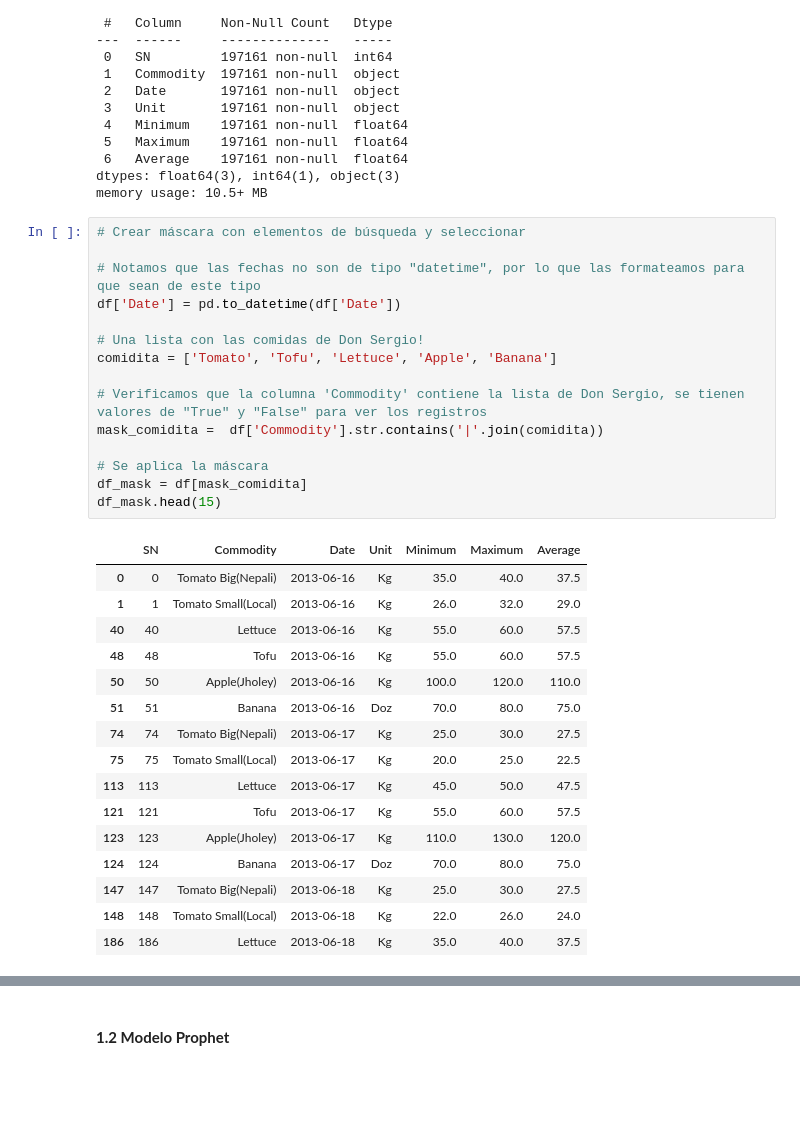
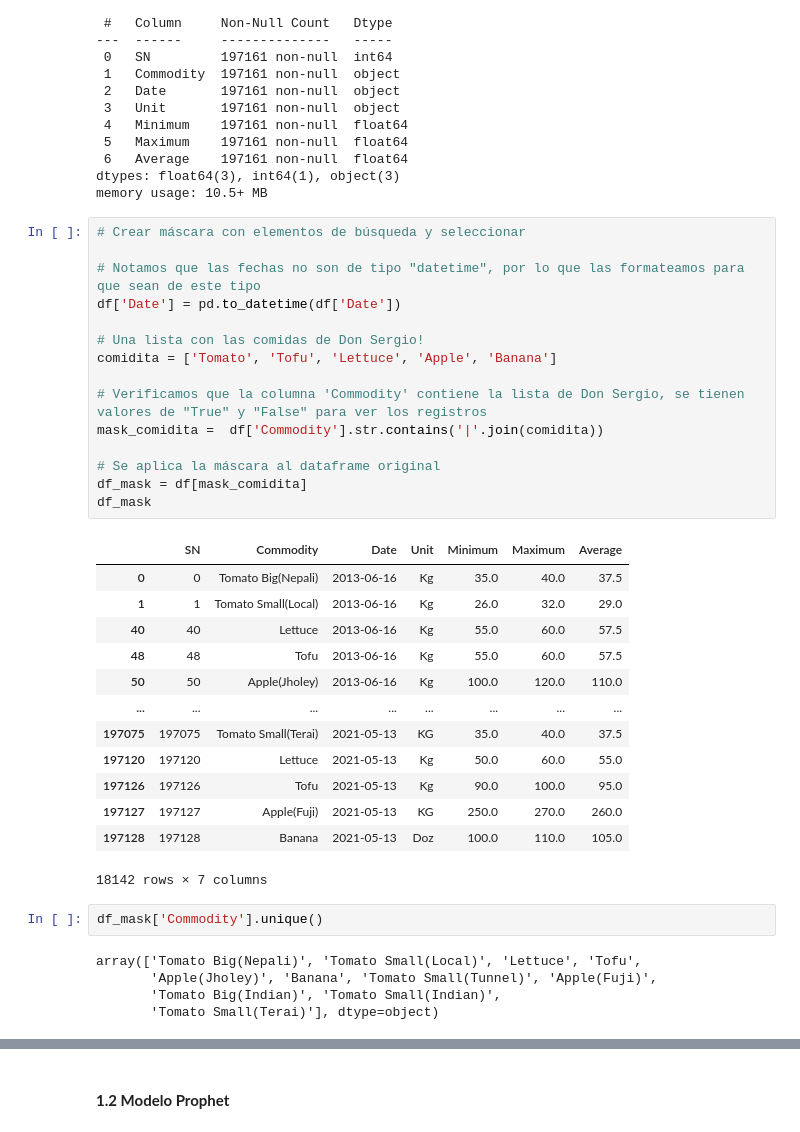
Before and after one commit to melaniejalea/Laboratorios-MDS7202, a Jupyter notebook: Laboratorio 8/Lab8.ipynb, the cells around one changed output, grey strips where cells are left out. Drawn from its saved outputs; the diff is of its cells as text; blank space fills up the shorter version.

```diff
--- a/Laboratorio 8/Lab8.ipynb
+++ b/Laboratorio 8/Lab8.ipynb
@@ -195,34 +185,38 @@ memory usage: 10.5+ MB
 # %%
 # Crear máscara con elementos de búsqueda y seleccionar
 
 # Notamos que las fechas no son de tipo "datetime", por lo que las formateamos para que sean de este tipo
 df['Date'] = pd.to_datetime(df['Date'])
 
 # Una lista con las comidas de Don Sergio!
 comidita = ['Tomato', 'Tofu', 'Lettuce', 'Apple', 'Banana']
 
 # Verificamos que la columna 'Commodity' contiene la lista de Don Sergio, se tienen valores de "True" y "False" para ver los registros
 mask_comidita =  df['Commodity'].str.contains('|'.join(comidita))
 
-# Se aplica la máscara
+# Se aplica la máscara al dataframe original
 df_mask = df[mask_comidita]
-df_mask.head(15)
+df_mask
 # %% [output]
 |  | SN | Commodity | Date | Unit | Minimum | Maximum | Average |
 | 0 | 0 | Tomato Big(Nepali) | 2013-06-16 | Kg | 35.0 | 40.0 | 37.5 |
 | 1 | 1 | Tomato Small(Local) | 2013-06-16 | Kg | 26.0 | 32.0 | 29.0 |
 | 40 | 40 | Lettuce | 2013-06-16 | Kg | 55.0 | 60.0 | 57.5 |
 | 48 | 48 | Tofu | 2013-06-16 | Kg | 55.0 | 60.0 | 57.5 |
 | 50 | 50 | Apple(Jholey) | 2013-06-16 | Kg | 100.0 | 120.0 | 110.0 |
-| 51 | 51 | Banana | 2013-06-16 | Doz | 70.0 | 80.0 | 75.0 |
-| 74 | 74 | Tomato Big(Nepali) | 2013-06-17 | Kg | 25.0 | 30.0 | 27.5 |
-| 75 | 75 | Tomato Small(Local) | 2013-06-17 | Kg | 20.0 | 25.0 | 22.5 |
-| 113 | 113 | Lettuce | 2013-06-17 | Kg | 45.0 | 50.0 | 47.5 |
-| 121 | 121 | Tofu | 2013-06-17 | Kg | 55.0 | 60.0 | 57.5 |
-| 123 | 123 | Apple(Jholey) | 2013-06-17 | Kg | 110.0 | 130.0 | 120.0 |
-| 124 | 124 | Banana | 2013-06-17 | Doz | 70.0 | 80.0 | 75.0 |
-| 147 | 147 | Tomato Big(Nepali) | 2013-06-18 | Kg | 25.0 | 30.0 | 27.5 |
-| 148 | 148 | Tomato Small(Local) | 2013-06-18 | Kg | 22.0 | 26.0 | 24.0 |
-| 186 | 186 | Lettuce | 2013-06-18 | Kg | 35.0 | 40.0 | 37.5 |
+| ... | ... | ... | ... | ... | ... | ... | ... |
+| 197075 | 197075 | Tomato Small(Terai) | 2021-05-13 | KG | 35.0 | 40.0 | 37.5 |
+| 197120 | 197120 | Lettuce | 2021-05-13 | Kg | 50.0 | 60.0 | 55.0 |
+| 197126 | 197126 | Tofu | 2021-05-13 | Kg | 90.0 | 100.0 | 95.0 |
+| 197127 | 197127 | Apple(Fuji) | 2021-05-13 | KG | 250.0 | 270.0 | 260.0 |
+| 197128 | 197128 | Banana | 2021-05-13 | Doz | 100.0 | 110.0 | 105.0 |
+18142 rows × 7 columns
+# %%
+df_mask['Commodity'].unique()
+# %% [output]
+array(['Tomato Big(Nepali)', 'Tomato Small(Local)', 'Lettuce', 'Tofu',
+       'Apple(Jholey)', 'Banana', 'Tomato Small(Tunnel)', 'Apple(Fuji)',
+       'Tomato Big(Indian)', 'Tomato Small(Indian)',
+       'Tomato Small(Terai)'], dtype=object)
 # %%
 # Agrupar por fecha en la columna average y sumar, obtener serie de tiempo
```
Also changed, not shown: parts of 32 cells of this notebook.
